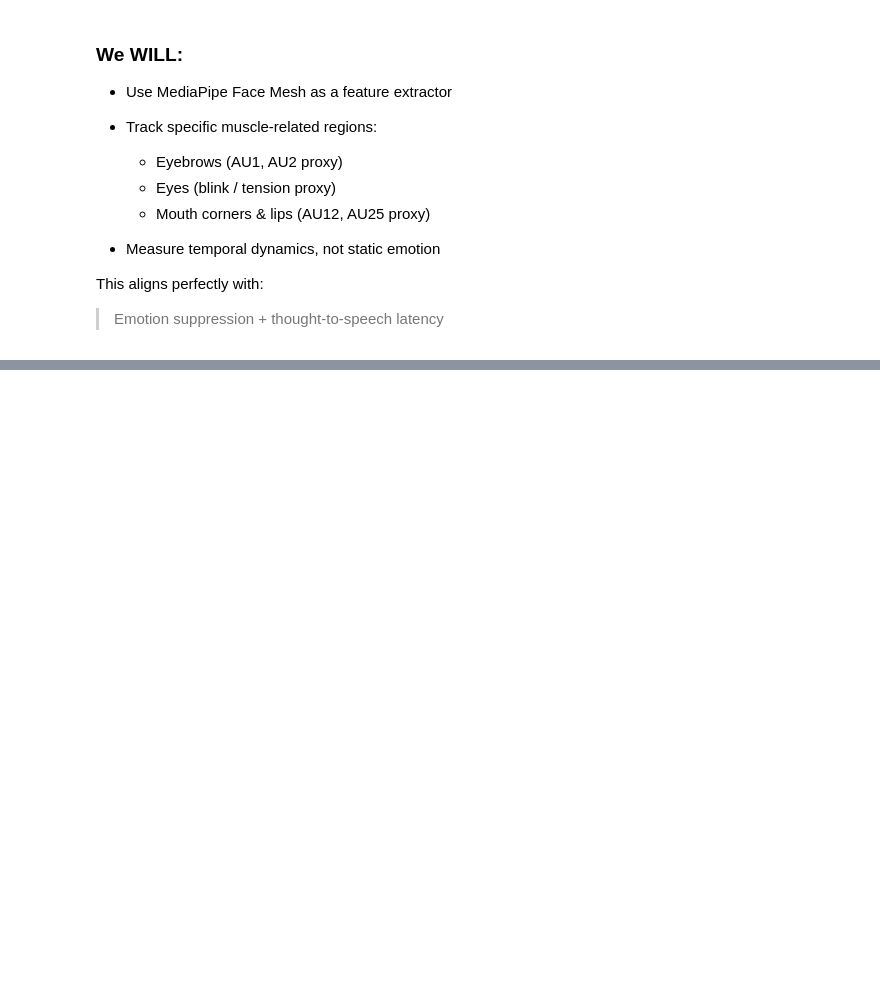
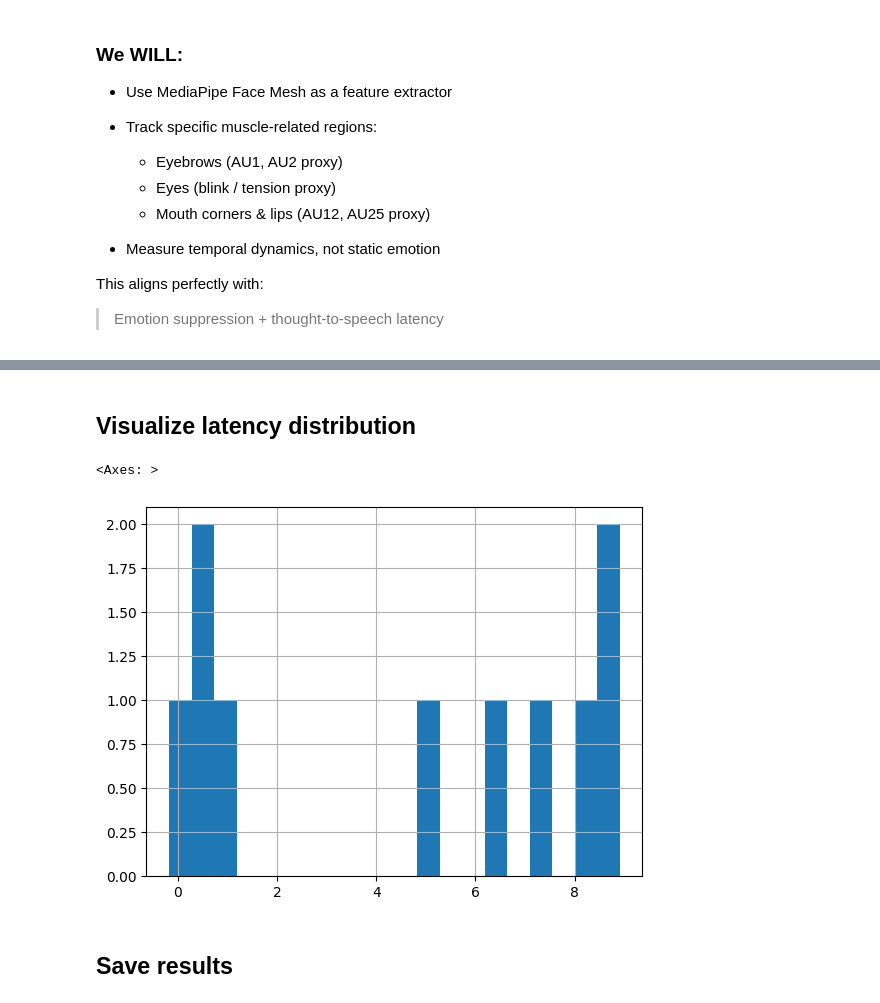
Before and after one commit to ChelsaMJ/Vision-Based-Detection-of-Emotion-Suppression-Using-Facial-Motor-Dynamics, a Jupyter notebook: 03_audio_visual_latency_voxceleb.ipynb, the cells around one changed output, grey strips where cells are left out. Cells and saved outputs as stored; diff of their text form; code cells hidden in the pictures; blank space fills up the shorter version.

```diff
--- a/03_audio_visual_latency_voxceleb.ipynb
+++ b/03_audio_visual_latency_voxceleb.ipynb
@@ -159,0 +201,5 @@ print(dir(mp))
+# %%
+def match_audio(video_path):
+    return video_path \
+        .replace("vox2_test_mp4/mp4", "vox2_test_aac/aac") \
+        .replace(".mp4", ".m4a")
@@ -159,0 +274,30 @@ print(dir(mp))
+# %%
+video_files = glob.glob(VIDEO_BASE + "/**/*.mp4", recursive=True)
+video_files = video_files[:30]
+
+records = []
+
+for vpath in video_files:
+    apath = match_audio(vpath)
+    if not os.path.exists(apath):
+        continue
+
+    face_onset = detect_facial_onset(vpath)
+    speech_onset = detect_speech_onset(apath)
+
+    speech_started_before = (speech_onset == 0.0)
+
+    if face_onset is None or speech_onset is None:
+        continue
+
+    records.append({
+        "video": os.path.basename(vpath),
+        "facial_onset_sec": face_onset,
+        "speech_onset_sec": speech_onset,
+        "latency_sec": speech_onset - face_onset,
+        "speech_preexisting": speech_started_before
+        })
+
+
+df = pd.DataFrame(records)
+df
@@ -159,0 +322,17 @@ print(dir(mp))
+# %% [markdown]
+## Visualize latency distribution
+# %%
+df_clean = df[df["speech_preexisting"] == False] #Only these are valid for latency analysis.
+df_clean["latency_sec"].hist(bins=20)
+
+# plt.figure(figsize=(8,5))
+# plt.hist(df["latency_sec"], bins=15)
+# plt.xlabel("Audio–Visual Latency (sec)")
+# plt.ylabel("Count")
+# plt.title("Audio–Visual Latency in VoxCeleb (Real-world)")
+# plt.show()
+# %% [output]
+<Axes: >
+[figure, added]
+# %% [markdown]
+## Save results
```
Also changed, not shown: parts of 20 cells of this notebook.
